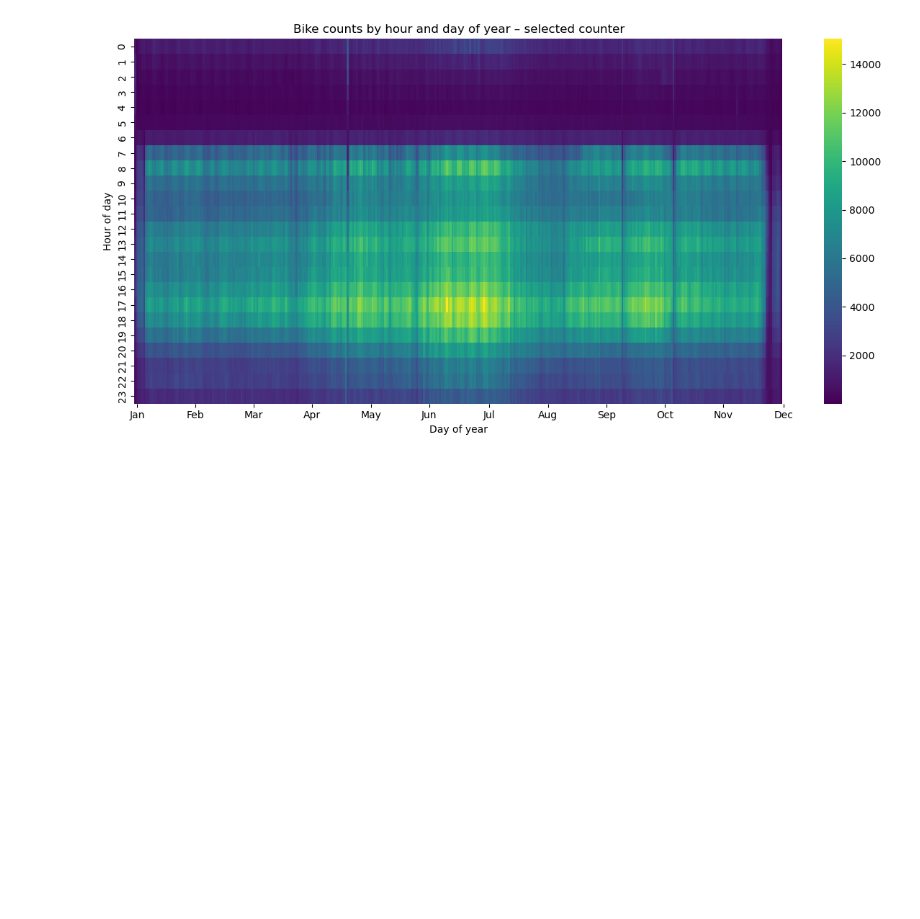
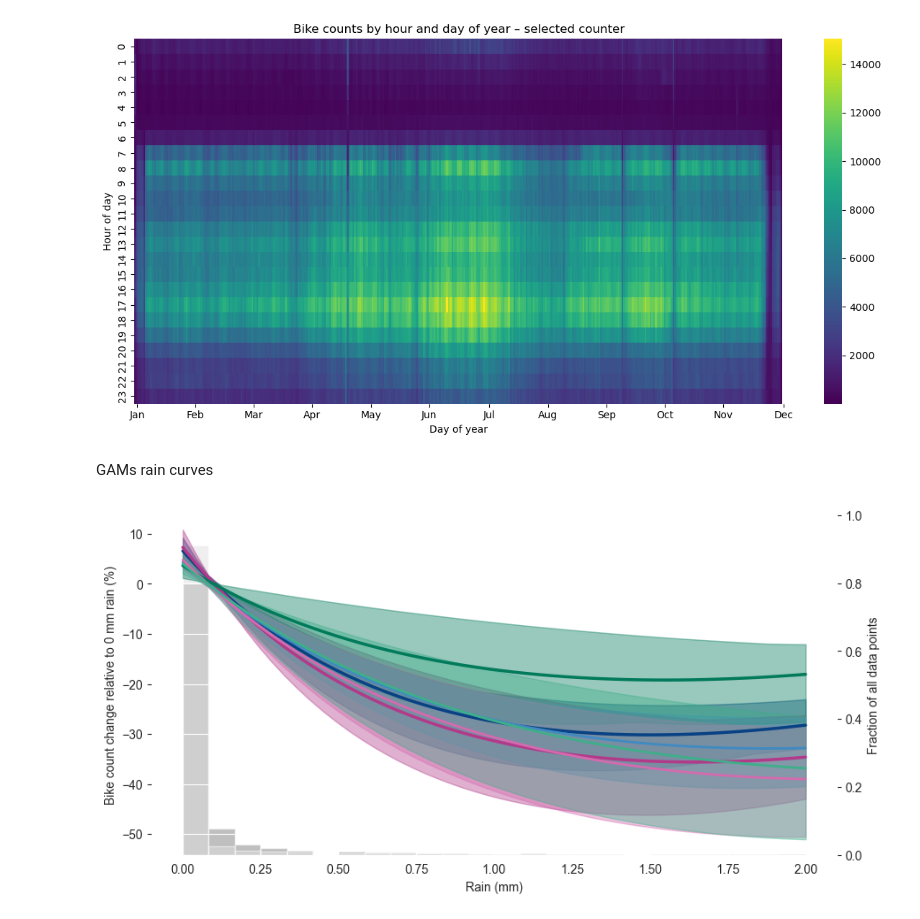
Before and after one commit to skessler01/data_literacy, a Jupyter notebook: notebooks/other_plots.ipynb, the cells around one changed output. Drawn from its saved outputs; the diff is of its cells as text; code cells hidden in the pictures; blank space fills up the shorter version.

Commit message:
Commented files and added rain curve to other_plots.ipynb

```diff
--- a/notebooks/other_plots.ipynb
+++ b/notebooks/other_plots.ipynb
@@ -242,3 +244,5 @@ Try using .loc[row_indexer,col_indexer] = value instead
 See the caveats in the documentation: https://pandas.pydata.org/pandas-docs/stable/user_guide/indexing.html#returning-a-view-versus-a-copy
   bike_data_selected['day_of_year'] = bike_data_selected['timestamp'].dt.dayofyear
 [figure]
+# %% [markdown]
+GAMs rain curves
@@ -244,0 +348,4 @@ See the caveats in the documentation: https://pandas.pydata.org/pandas-docs/stab
+# %%
+plot_rain_effect_from_file("../data/rain_effect_results.pkl")
+# %% [output]
+[figure, added]
```
Also changed, not shown: parts of 2 cells of this notebook, 4 other files.
